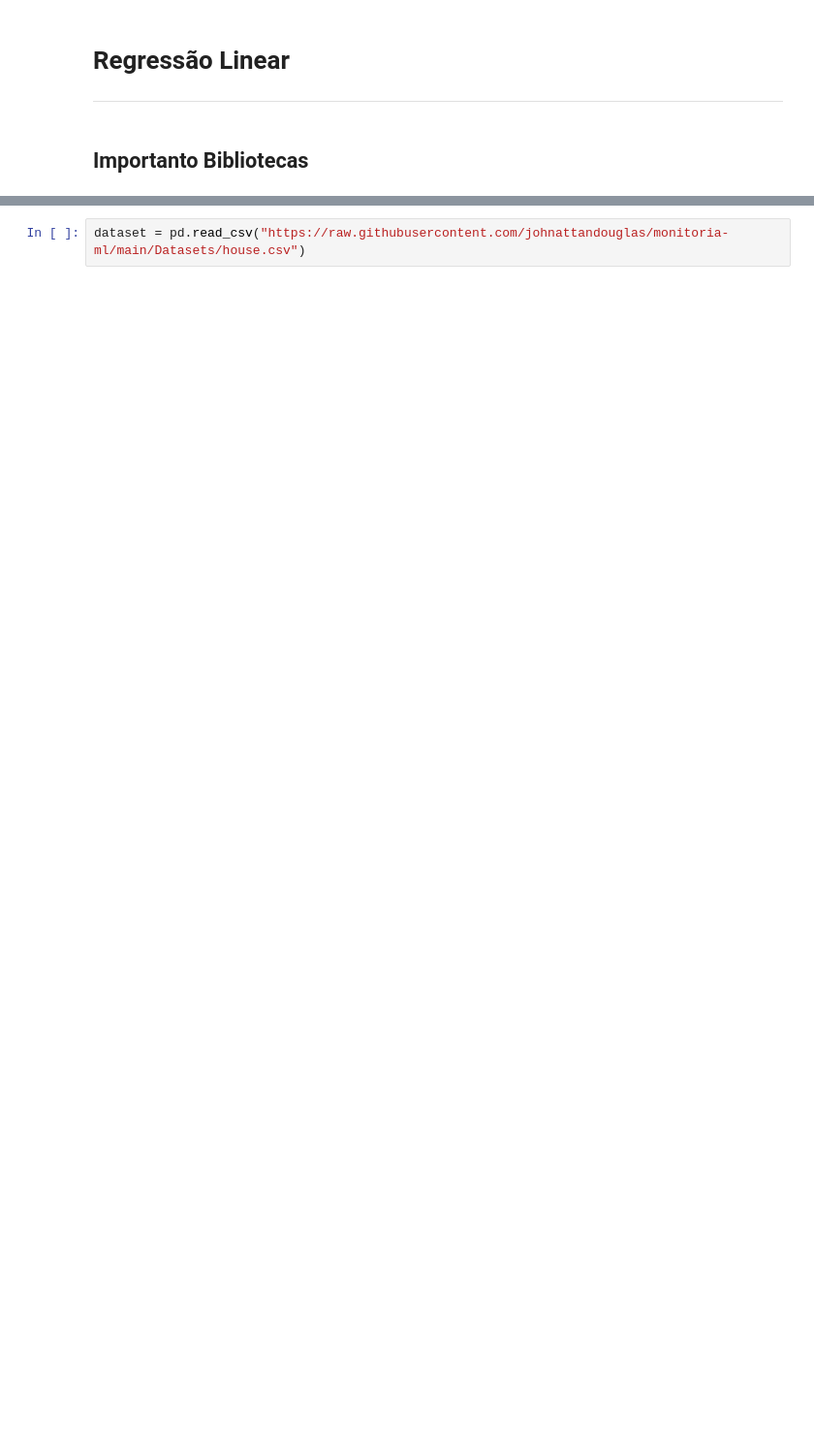
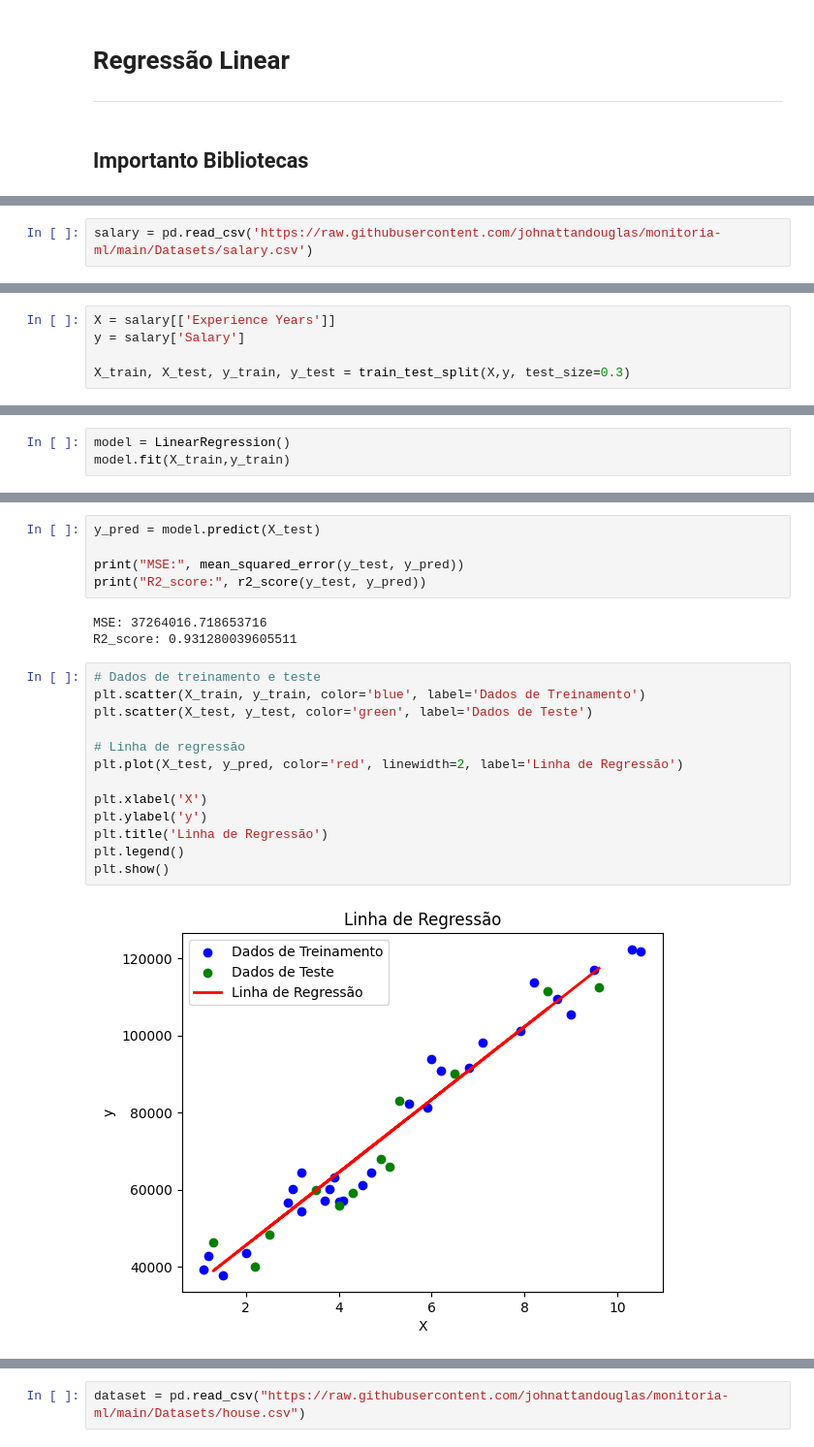
Before and after one commit to johnattandouglas/monitoria-ml, a Jupyter notebook: AM I/02a - regressao_linear.ipynb, the cells around one changed output, grey strips where cells are left out. Shown at 97% size. Saved outputs shown, nothing was run; the diff lists cells and outputs as text; blank space fills up the shorter version.

```diff
--- a/AM I/02a - regressao_linear.ipynb
+++ b/AM I/02a - regressao_linear.ipynb
@@ -16,0 +21,2 @@ from sklearn.model_selection import train_test_split
+# %%
+salary = pd.read_csv('https://raw.githubusercontent.com/johnattandouglas/monitoria-ml/main/Datasets/salary.csv')
@@ -16,0 +45,5 @@ from sklearn.model_selection import train_test_split
+# %%
+X = salary[['Experience Years']]
+y = salary['Salary']
+
+X_train, X_test, y_train, y_test = train_test_split(X,y, test_size=0.3)
@@ -16,0 +58,3 @@ from sklearn.model_selection import train_test_split
+# %%
+model = LinearRegression()
+model.fit(X_train,y_train)
@@ -16,0 +65,23 @@ from sklearn.model_selection import train_test_split
+# %%
+y_pred = model.predict(X_test)
+
+print("MSE:", mean_squared_error(y_test, y_pred))
+print("R2_score:", r2_score(y_test, y_pred))
+# %% [output]
+MSE: 37264016.718653716
+R2_score: 0.931280039605511
+# %%
+# Dados de treinamento e teste
+plt.scatter(X_train, y_train, color='blue', label='Dados de Treinamento')
+plt.scatter(X_test, y_test, color='green', label='Dados de Teste')
+
+# Linha de regressão
+plt.plot(X_test, y_pred, color='red', linewidth=2, label='Linha de Regressão')
+
+plt.xlabel('X')
+plt.ylabel('y')
+plt.title('Linha de Regressão')
+plt.legend()
+plt.show()
+# %% [output]
+[figure, added]
```
Also changed, not shown: parts of 34 cells of this notebook.
